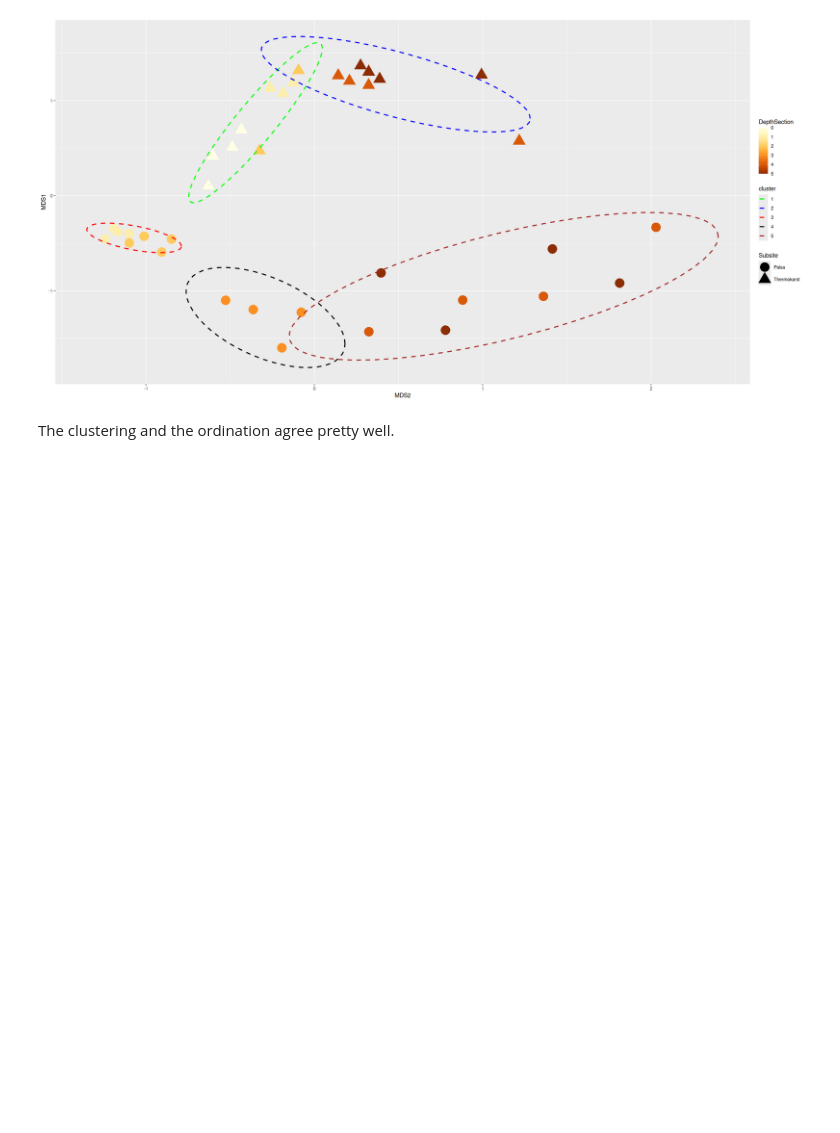
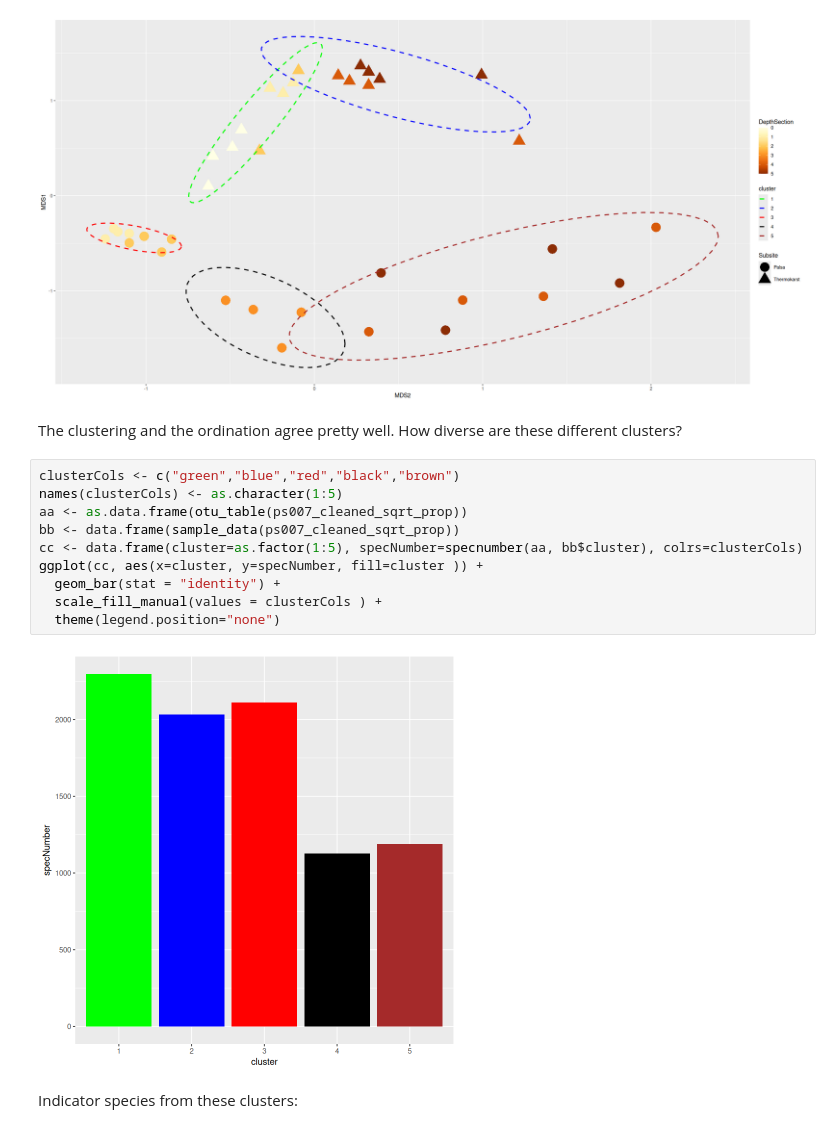
Before and after one commit to danchurch/sphagnumCUEmetabarcoding, a Jupyter notebook: sequenceAnalysis/firstLookPeat16s.ipynb, the cells around one changed output. Cells and saved outputs as stored; diff of their text form; blank space fills up the shorter version.

Commit message:
catch of notebook with indicator species etc

```diff
--- a/sequenceAnalysis/firstLookPeat16s.ipynb
+++ b/sequenceAnalysis/firstLookPeat16s.ipynb
@@ -900,4 +900,18 @@ new_scale_color() + els + elCS
 # %% [output]
 [figure]
 # %% [markdown]
-The clustering and the ordination agree pretty well.
+The clustering and the ordination agree pretty well. How diverse are these different clusters?
+# %%
+clusterCols <- c("green","blue","red","black","brown")
+names(clusterCols) <- as.character(1:5)
+aa <- as.data.frame(otu_table(ps007_cleaned_sqrt_prop))
+bb <- data.frame(sample_data(ps007_cleaned_sqrt_prop))
+cc <- data.frame(cluster=as.factor(1:5), specNumber=specnumber(aa, bb$cluster), colrs=clusterCols)
+ggplot(cc, aes(x=cluster, y=specNumber, fill=cluster )) +
+  geom_bar(stat = "identity") +
+  scale_fill_manual(values = clusterCols ) +
+  theme(legend.position="none")
+# %% [output]
+[figure, added]
+# %% [markdown]
+Indicator species from these clusters:
```
Also changed, not shown: 1 other file.
